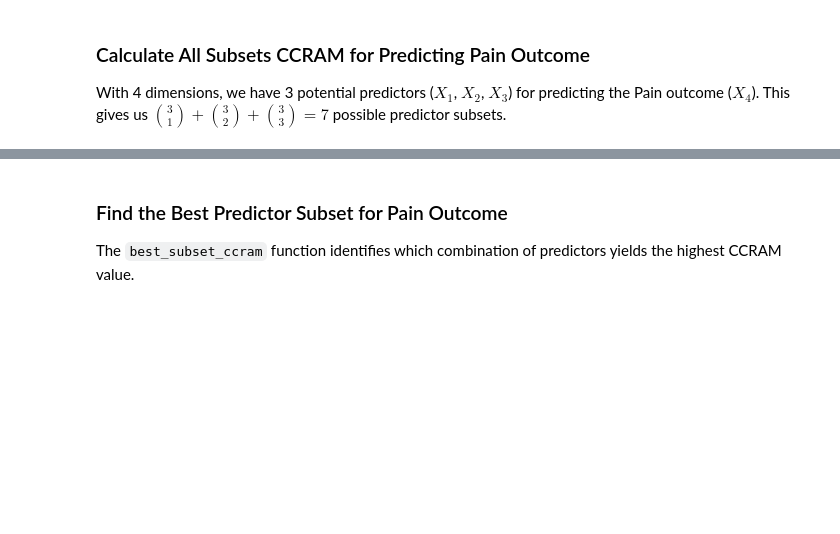
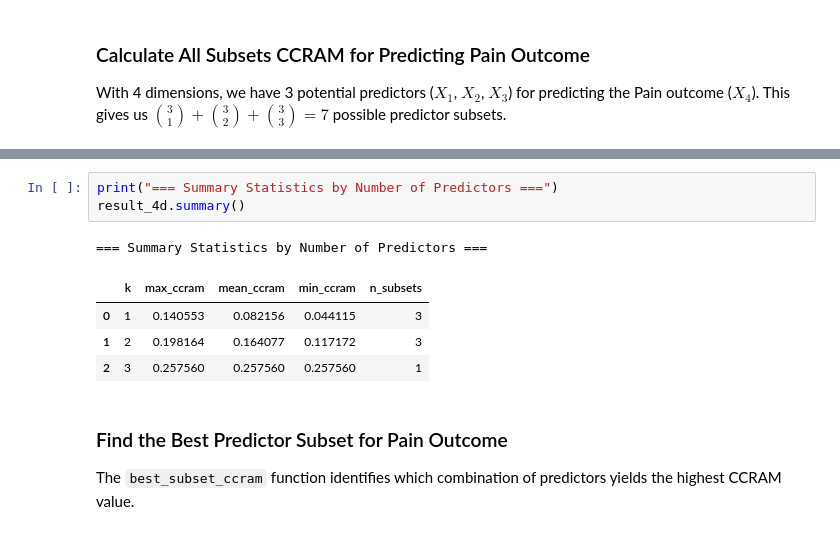
Before and after one commit to DhyeyMavani2003/ccrvam, a Jupyter notebook: examples/jupyter/03_BestSubsets_Selection.ipynb, the cells around one changed output, grey strips where cells are left out. Drawn from its saved outputs; the diff is of its cells as text; blank space fills up the shorter version.

```diff
--- a/examples/jupyter/03_BestSubsets_Selection.ipynb
+++ b/examples/jupyter/03_BestSubsets_Selection.ipynb
@@ -169,3 +225,12 @@ print(result_4d.summary())
+# %%
+print("=== Summary Statistics by Number of Predictors ===")
+result_4d.summary()
+# %% [output]
+=== Summary Statistics by Number of Predictors ===
+|  | k | max_ccram | mean_ccram | min_ccram | n_subsets |
+| 0 | 1 | 0.140553 | 0.082156 | 0.044115 | 3 |
+| 1 | 2 | 0.198164 | 0.164077 | 0.117172 | 3 |
+| 2 | 3 | 0.257560 | 0.257560 | 0.257560 | 1 |
 # %% [markdown]
 ### Find the Best Predictor Subset for Pain Outcome
 
```
Also changed, not shown: parts of 17 cells of this notebook.
